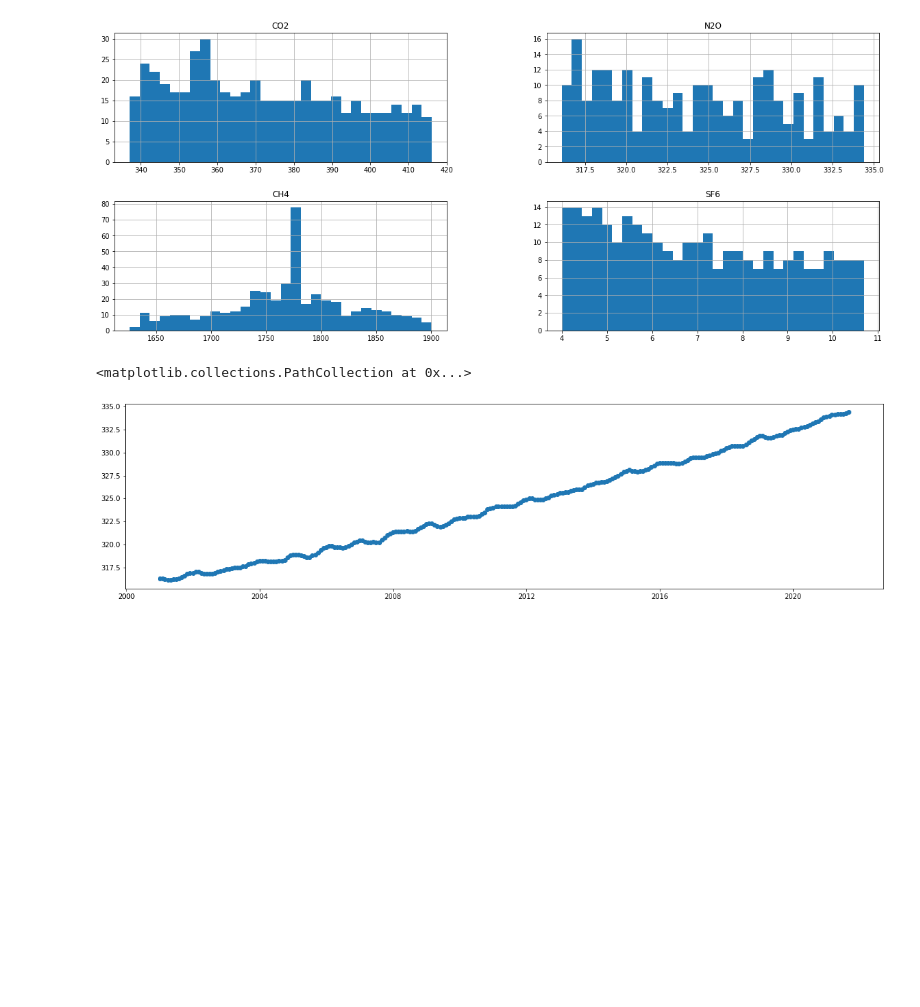
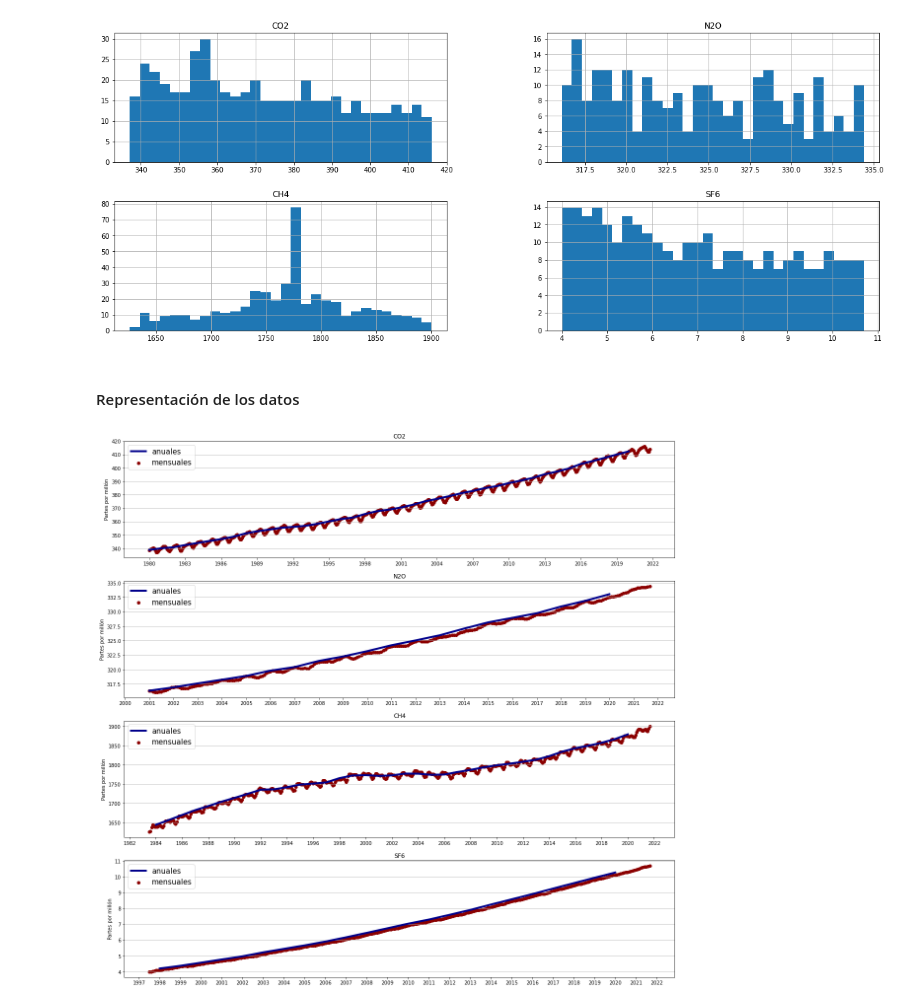
Before and after one commit to GammaLyra/Medio_ambiente, a Jupyter notebook: Greenhouse_Gases.ipynb, the cells around one changed output. Cells and saved outputs as stored; diff of their text form; code cells hidden in the pictures; blank space fills up the shorter version.

```diff
--- a/Greenhouse_Gases.ipynb
+++ b/Greenhouse_Gases.ipynb
@@ -103,10 +119,27 @@ array([[<AxesSubplot:title={'center':'CO2'}>,
        [<AxesSubplot:title={'center':'CH4'}>,
         <AxesSubplot:title={'center':'SF6'}>]], dtype=object)
 [figure]
-# %%
-fig, ax = plt.subplots(nrows=1, ncols=1,figsize=(20,5),sharex=False)
-
-ax.scatter(data_mensual.index,data_mensual["N2O"])
-# %% [output]
-<matplotlib.collections.PathCollection at 0x...>
-[figure, removed]
+# %% [markdown]
+#### Representación de los datos
+# %%
+# Representación de los datos mensuales y anuales
+fig, ax = plt.subplots(nrows=4, ncols=1,figsize=(20,20),sharex=False)
+
+b=["CO2","N2O","CH4","SF6"]
+year=[3,1,2,1]
+
+for i in range(len(b)):
+
+    ax[i].scatter(data_mensual.index,data_mensual[b[i]],c="darkred",label="mensuales")
+    ax[i].plot(data_anual.index,data_anual[b[i]],c="darkblue",lw=4,label="anuales")
+
+    ax[i].set_title(b[i])
+    ax[i].yaxis.grid()
+    ax[i].set_ylabel('Partes por millón')
+    ax[i].legend(fontsize=15, loc="upper left")
+
+    ax[i].xaxis.set_major_locator(mdates.YearLocator(year[i]))
+    ax[i].xaxis.set_major_formatter(mdates.DateFormatter('%Y'))
+    ax[i].tick_params(axis='x', rotation=0)
+# %% [output]
+[figure, added]
```
Also changed, not shown: parts of 18 cells of this notebook, 2 other files.
